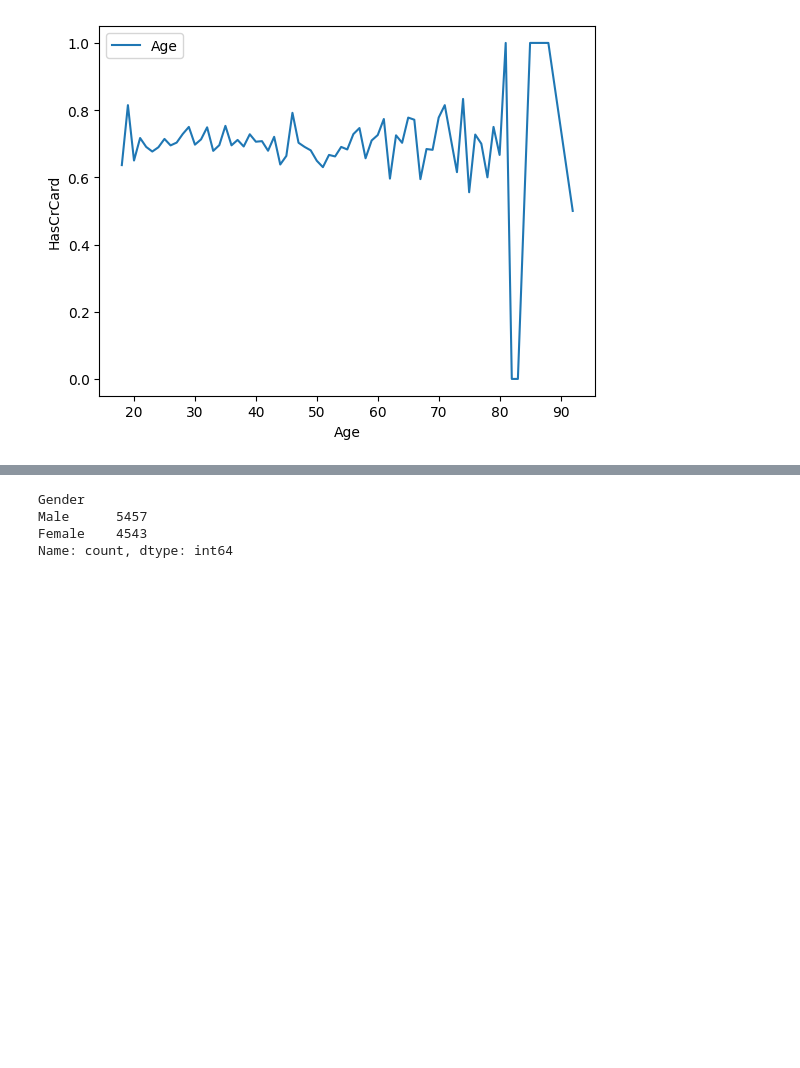
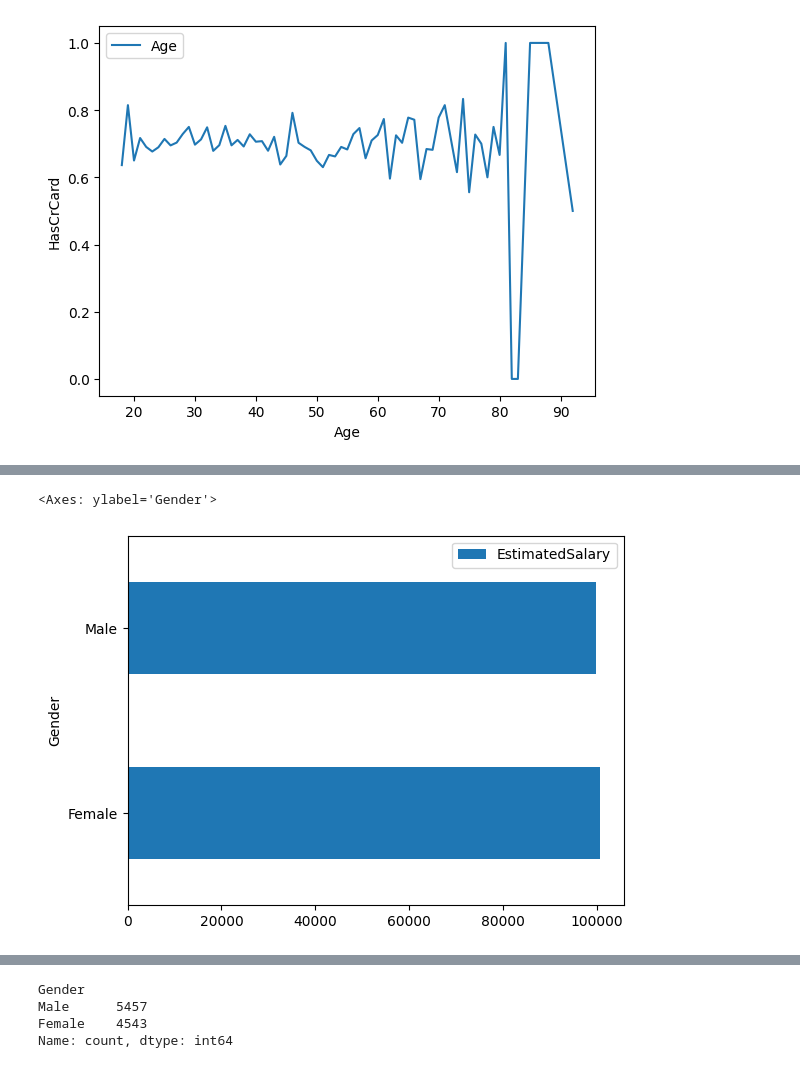
Before and after one commit to dustyAlgo/Covid-19, a Jupyter notebook: data_viz.ipynb, the cells around one changed output, grey strips where cells are left out. Drawn from its saved outputs; the diff is of its cells as text; code cells hidden in the pictures; blank space fills up the shorter version.

```diff
--- a/data_viz.ipynb
+++ b/data_viz.ipynb
@@ -92,0 +105,5 @@ sns.lineplot(data = Churn_avg_age, x = 'Age', y = 'HasCrCard', label = "Age")
+# %%
+Churn_avg_sal.plot.barh(x = "Gender", y = "EstimatedSalary") # Horizontal bar plot in pandas
+# %% [output]
+<Axes: ylabel='Gender'>
+[figure, added]
```
Also changed, not shown: parts of 9 cells of this notebook, 2 other files.
